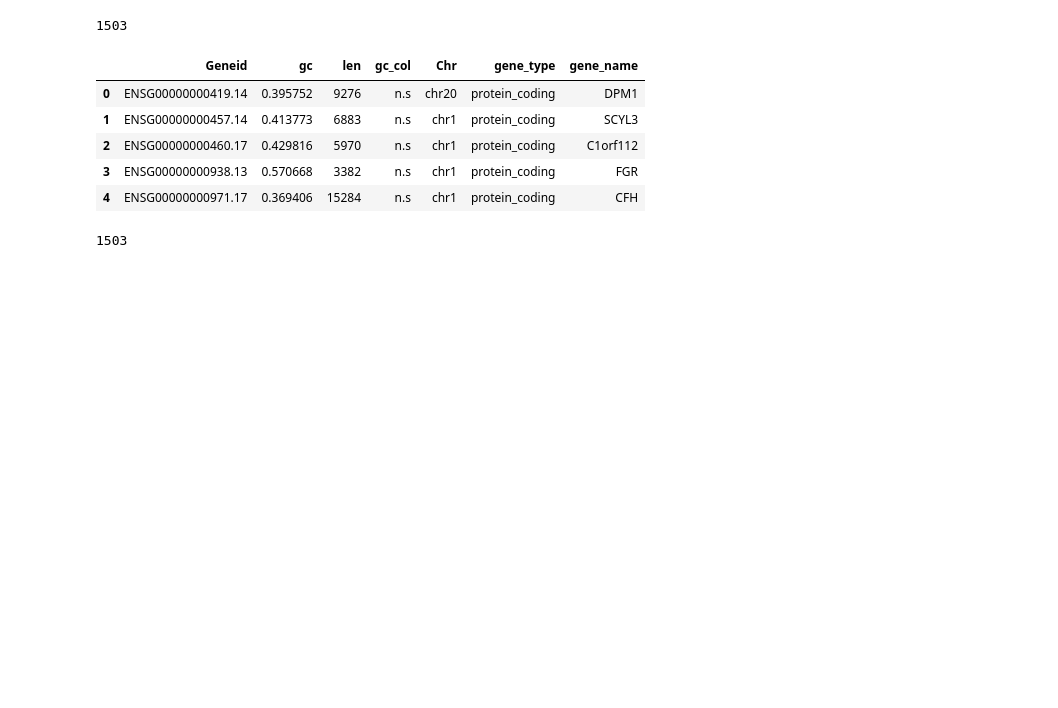
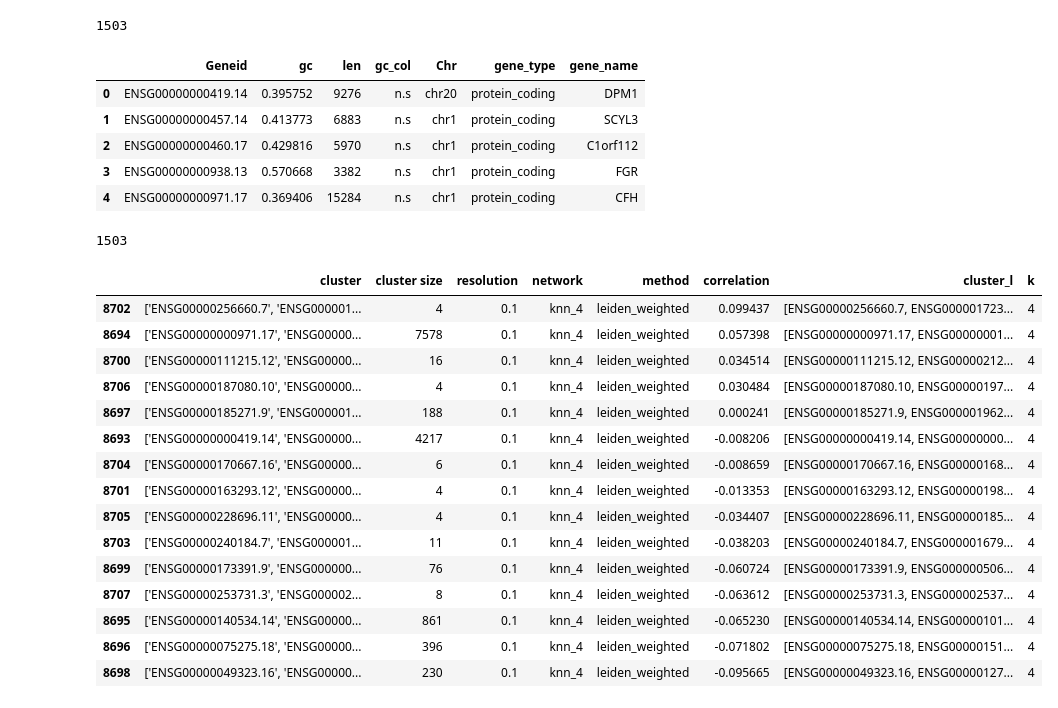
Before and after one commit to FatemehFN/Kbase, a Jupyter notebook: module_analysis.ipynb, the cells around one changed output. Drawn from its saved outputs; the diff is of its cells as text; code cells hidden in the pictures; blank space fills up the shorter version.

```diff
--- a/module_analysis.ipynb
+++ b/module_analysis.ipynb
@@ -53,0 +78,25 @@ outdir=f"enrichr_results/clusters_with_corr_thresh_{corr_thresh}_number_of_genes
+# %%
+
+# Filter for k = 4 and resolution = 0.1
+subset = df_modules[(df_modules['k'] == 4)
+                    & (df_modules['resolution'] == 0.1)
+                    & (df_modules['network']=='knn_4')
+                    & (df_modules['method']=='leiden_weighted')].copy()
+subset
+# %% [output]
+|  | cluster | cluster size | resolution | network | method | correlation | cluster_l | k |
+| 8702 | ['ENSG00000256660.7', 'ENSG000001... | 4 | 0.1 | knn_4 | leiden_weighted | 0.099437 | [ENSG00000256660.7, ENSG000001723... | 4 |
+| 8694 | ['ENSG00000000971.17', 'ENSG00000... | 7578 | 0.1 | knn_4 | leiden_weighted | 0.057398 | [ENSG00000000971.17, ENSG00000001... | 4 |
+| 8700 | ['ENSG00000111215.12', 'ENSG00000... | 16 | 0.1 | knn_4 | leiden_weighted | 0.034514 | [ENSG00000111215.12, ENSG00000212... | 4 |
+| 8706 | ['ENSG00000187080.10', 'ENSG00000... | 4 | 0.1 | knn_4 | leiden_weighted | 0.030484 | [ENSG00000187080.10, ENSG00000197... | 4 |
+| 8697 | ['ENSG00000185271.9', 'ENSG000001... | 188 | 0.1 | knn_4 | leiden_weighted | 0.000241 | [ENSG00000185271.9, ENSG000001962... | 4 |
+| 8693 | ['ENSG00000000419.14', 'ENSG00000... | 4217 | 0.1 | knn_4 | leiden_weighted | -0.008206 | [ENSG00000000419.14, ENSG00000000... | 4 |
+| 8704 | ['ENSG00000170667.16', 'ENSG00000... | 6 | 0.1 | knn_4 | leiden_weighted | -0.008659 | [ENSG00000170667.16, ENSG00000168... | 4 |
+| 8701 | ['ENSG00000163293.12', 'ENSG00000... | 4 | 0.1 | knn_4 | leiden_weighted | -0.013353 | [ENSG00000163293.12, ENSG00000198... | 4 |
+| 8705 | ['ENSG00000228696.11', 'ENSG00000... | 4 | 0.1 | knn_4 | leiden_weighted | -0.034407 | [ENSG00000228696.11, ENSG00000185... | 4 |
+| 8703 | ['ENSG00000240184.7', 'ENSG000001... | 11 | 0.1 | knn_4 | leiden_weighted | -0.038203 | [ENSG00000240184.7, ENSG000001679... | 4 |
+| 8699 | ['ENSG00000173391.9', 'ENSG000000... | 76 | 0.1 | knn_4 | leiden_weighted | -0.060724 | [ENSG00000173391.9, ENSG000000506... | 4 |
+| 8707 | ['ENSG00000253731.3', 'ENSG000002... | 8 | 0.1 | knn_4 | leiden_weighted | -0.063612 | [ENSG00000253731.3, ENSG000002537... | 4 |
+| 8695 | ['ENSG00000140534.14', 'ENSG00000... | 861 | 0.1 | knn_4 | leiden_weighted | -0.065230 | [ENSG00000140534.14, ENSG00000101... | 4 |
+| 8696 | ['ENSG00000075275.18', 'ENSG00000... | 396 | 0.1 | knn_4 | leiden_weighted | -0.071802 | [ENSG00000075275.18, ENSG00000151... | 4 |
+| 8698 | ['ENSG00000049323.16', 'ENSG00000... | 230 | 0.1 | knn_4 | leiden_weighted | -0.095665 | [ENSG00000049323.16, ENSG00000127... | 4 |
```
Also changed, not shown: parts of 7 cells of this notebook.
